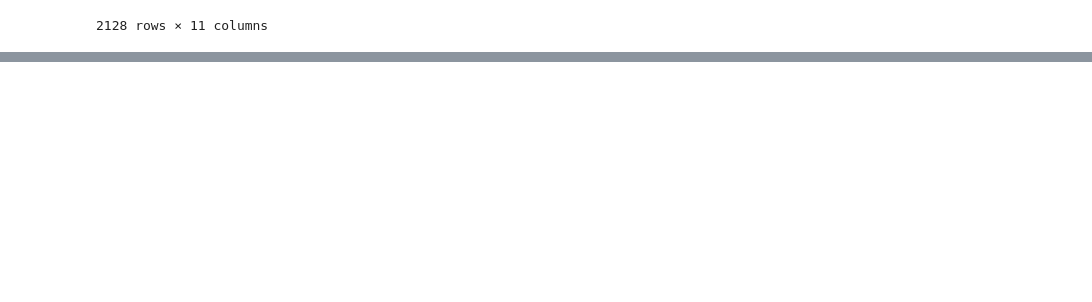
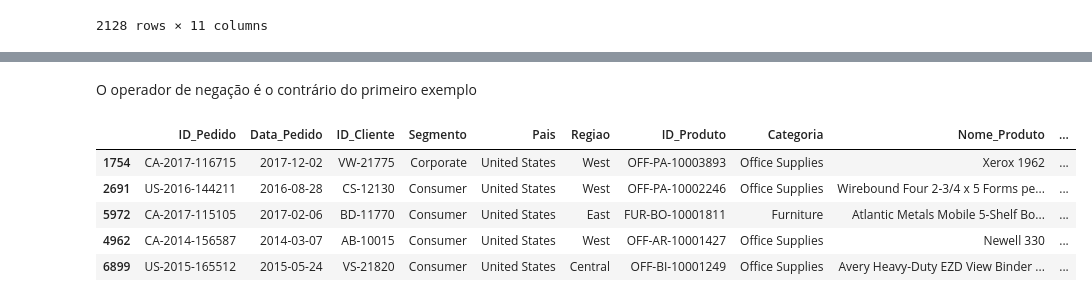
Before and after one commit to 1998-sys/Estudo, a Jupyter notebook: pandas.ipynb, the cells around one changed output, grey strips where cells are left out. Cells and saved outputs as stored; diff of their text form; code cells hidden in the pictures; blank space fills up the shorter version.

```diff
--- a/pandas.ipynb
+++ b/pandas.ipynb
@@ -386,0 +417,11 @@ dsa_df[dsa_df['Quantidade'].isin([5,7,9,11])][:10]
+# %% [markdown]
+O operador de negação é o contrário do primeiro exemplo
+# %%
+dsa_df[(dsa_df.Segmento != 'Home Office') & (dsa_df.Regiao != 'South')].sample(5)
+# %% [output]
+|  | ID_Pedido | Data_Pedido | ID_Cliente | Segmento | Pais | Regiao | ID_Produto | Categoria | Nome_Produto | ... |
+| 1754 | CA-2017-116715 | 2017-12-02 | VW-21775 | Corporate | United States | West | OFF-PA-10003893 | Office Supplies | Xerox 1962 | ... |
+| 2691 | US-2016-144211 | 2016-08-28 | CS-12130 | Consumer | United States | West | OFF-PA-10002246 | Office Supplies | Wirebound Four 2-3/4 x 5 Forms pe... | ... |
+| 5972 | CA-2017-115105 | 2017-02-06 | BD-11770 | Consumer | United States | East | FUR-BO-10001811 | Furniture | Atlantic Metals Mobile 5-Shelf Bo... | ... |
+| 4962 | CA-2014-156587 | 2014-03-07 | AB-10015 | Consumer | United States | West | OFF-AR-10001427 | Office Supplies | Newell 330 | ... |
+| 6899 | US-2015-165512 | 2015-05-24 | VS-21820 | Consumer | United States | Central | OFF-BI-10001249 | Office Supplies | Avery Heavy-Duty EZD View Binder ... | ... |
```
Also changed, not shown: parts of 5 cells of this notebook.
